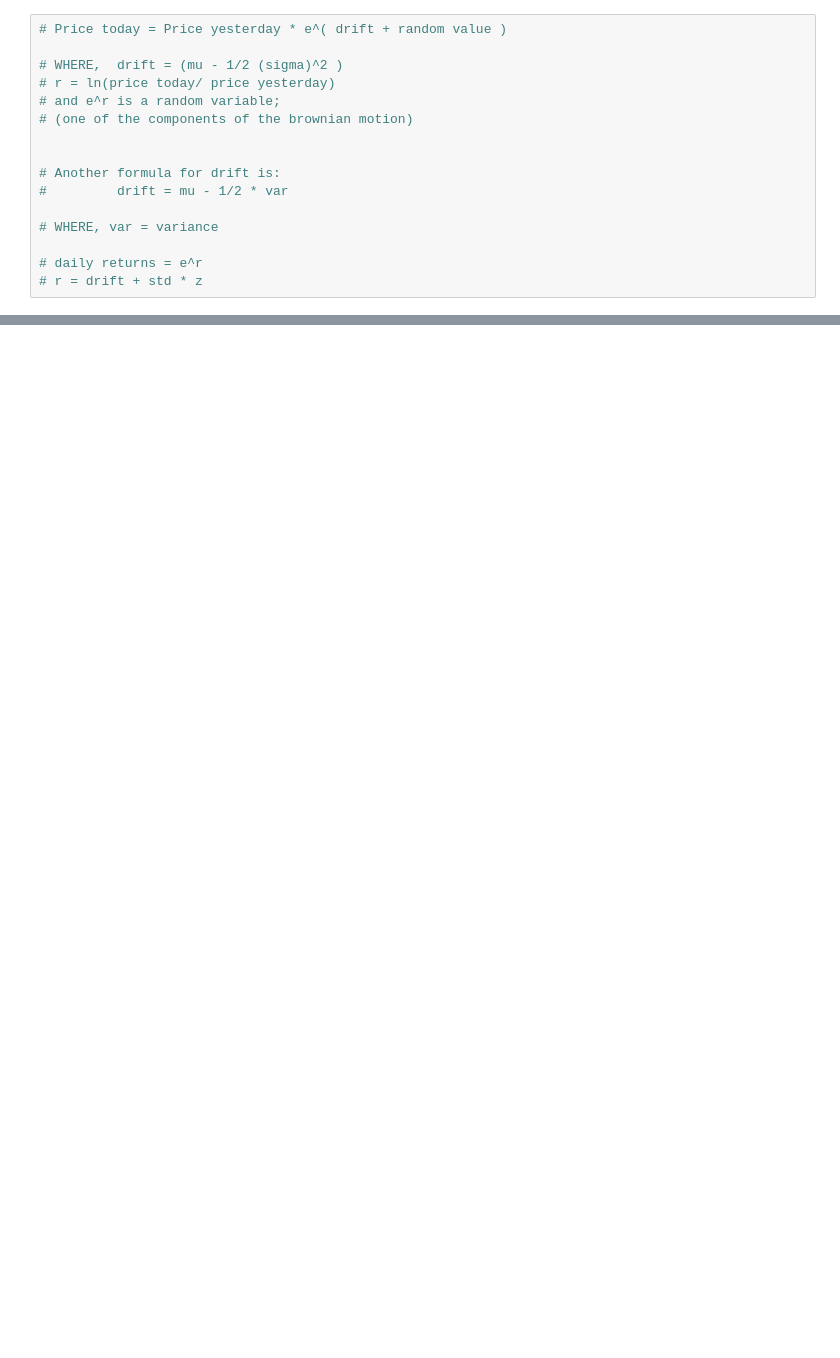
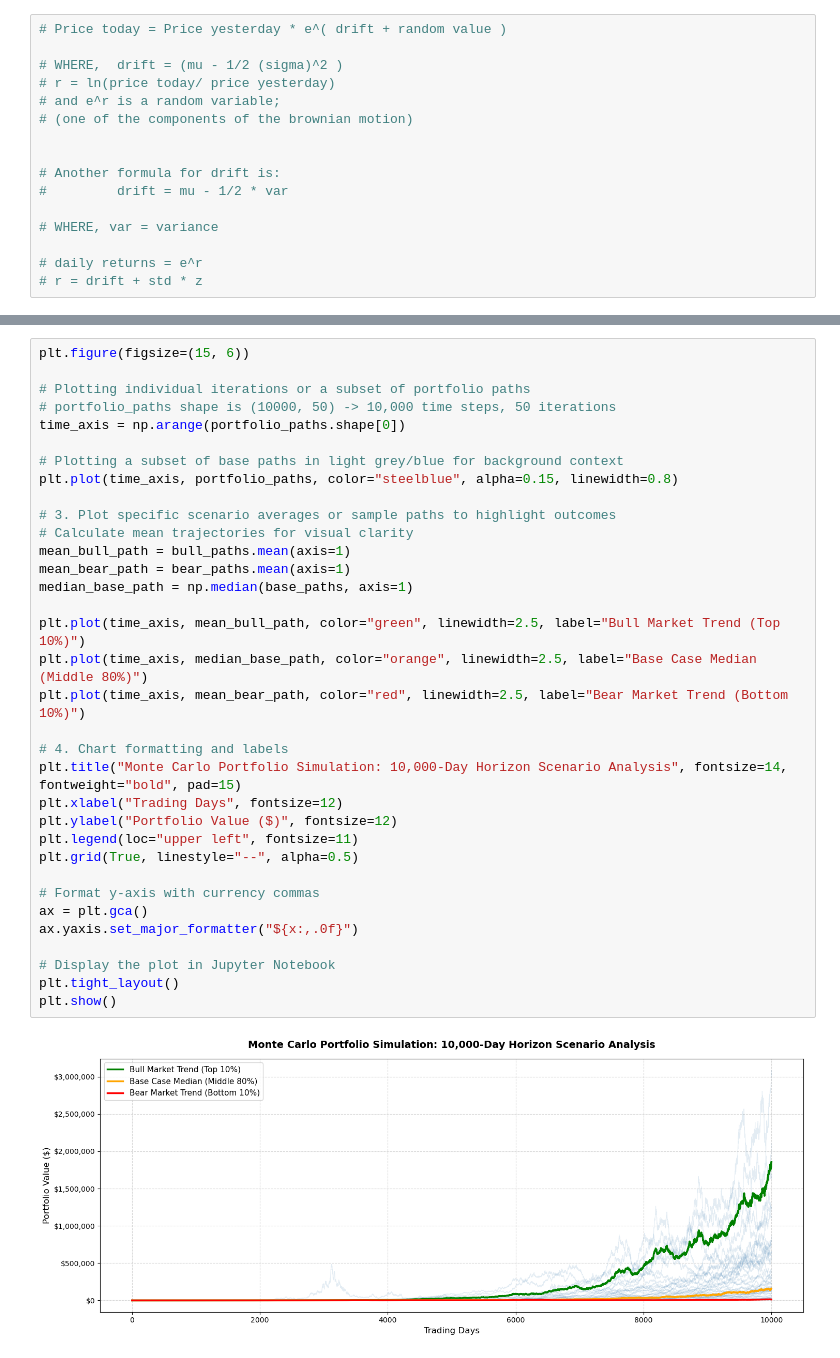
Before and after one commit to Priyansh956/Risk-engine-, a Jupyter notebook: notebooks/main.ipynb, the cells around one changed output, grey strips where cells are left out. Saved outputs shown, nothing was run; the diff lists cells and outputs as text; blank space fills up the shorter version.

Commit message:
Feat: Portfolio simulation graph

```diff
--- a/notebooks/main.ipynb
+++ b/notebooks/main.ipynb
@@ -791,0 +803,36 @@ Average Terminal Value - Bear Case: $7,145.84
+# %%
+plt.figure(figsize=(15, 6))
+
+# Plotting individual iterations or a subset of portfolio paths
+# portfolio_paths shape is (10000, 50) -> 10,000 time steps, 50 iterations
+time_axis = np.arange(portfolio_paths.shape[0])
+
+# Plotting a subset of base paths in light grey/blue for background context
+plt.plot(time_axis, portfolio_paths, color="steelblue", alpha=0.15, linewidth=0.8)
+
+# 3. Plot specific scenario averages or sample paths to highlight outcomes
+# Calculate mean trajectories for visual clarity
+mean_bull_path = bull_paths.mean(axis=1)
+mean_bear_path = bear_paths.mean(axis=1)
+median_base_path = np.median(base_paths, axis=1)
+
+plt.plot(time_axis, mean_bull_path, color="green", linewidth=2.5, label="Bull Market Trend (Top 10%)")
+plt.plot(time_axis, median_base_path, color="orange", linewidth=2.5, label="Base Case Median (Middle 80%)")
+plt.plot(time_axis, mean_bear_path, color="red", linewidth=2.5, label="Bear Market Trend (Bottom 10%)")
+
+# 4. Chart formatting and labels
+plt.title("Monte Carlo Portfolio Simulation: 10,000-Day Horizon Scenario Analysis", fontsize=14, fontweight="bold", pad=15)
+plt.xlabel("Trading Days", fontsize=12)
+plt.ylabel("Portfolio Value ($)", fontsize=12)
+plt.legend(loc="upper left", fontsize=11)
+plt.grid(True, linestyle="--", alpha=0.5)
+
+# Format y-axis with currency commas
+ax = plt.gca()
+ax.yaxis.set_major_formatter("${x:,.0f}")
+
+# Display the plot in Jupyter Notebook
+plt.tight_layout()
+plt.show()
+# %% [output]
+[figure, added]
```
Also changed, not shown: parts of 29 cells of this notebook.
